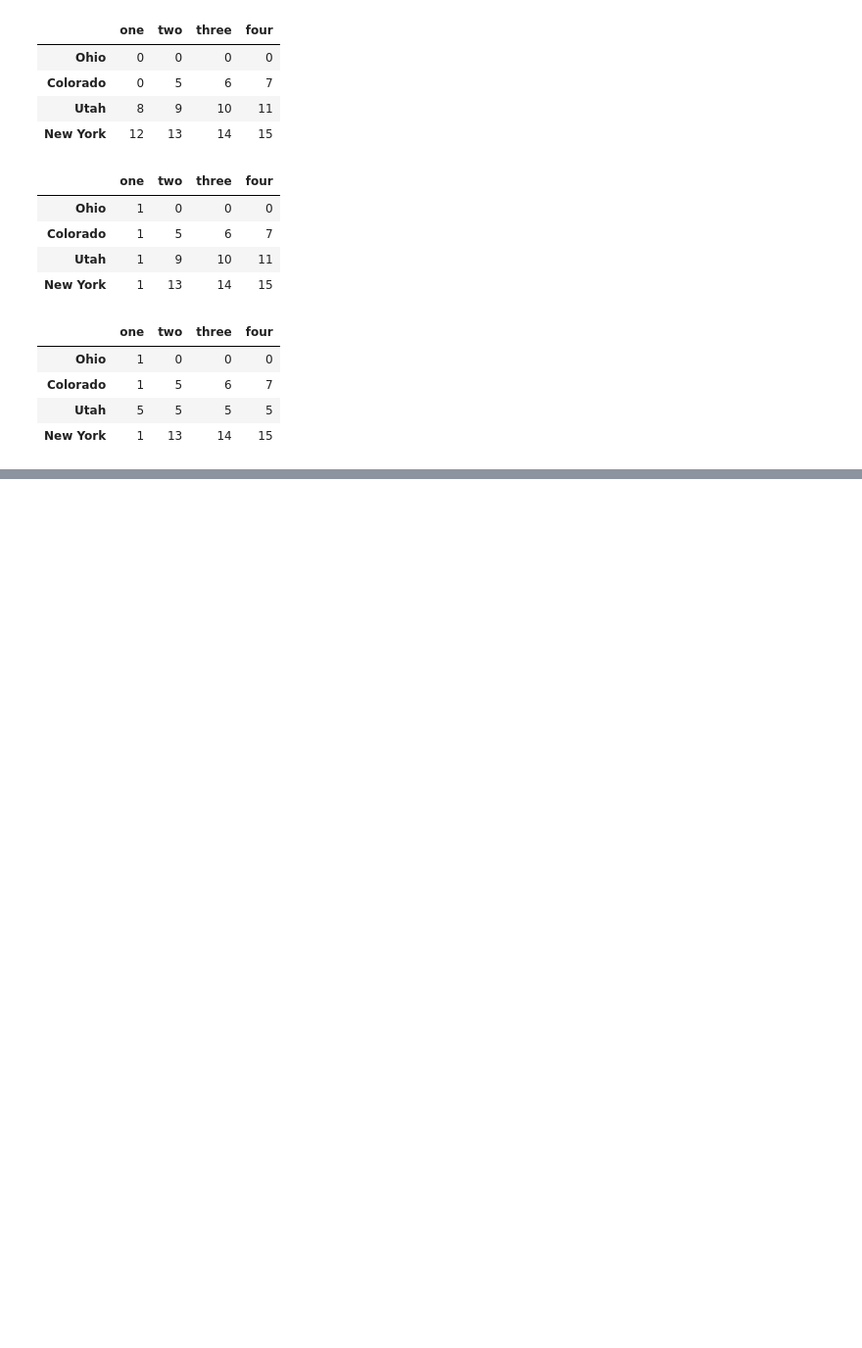
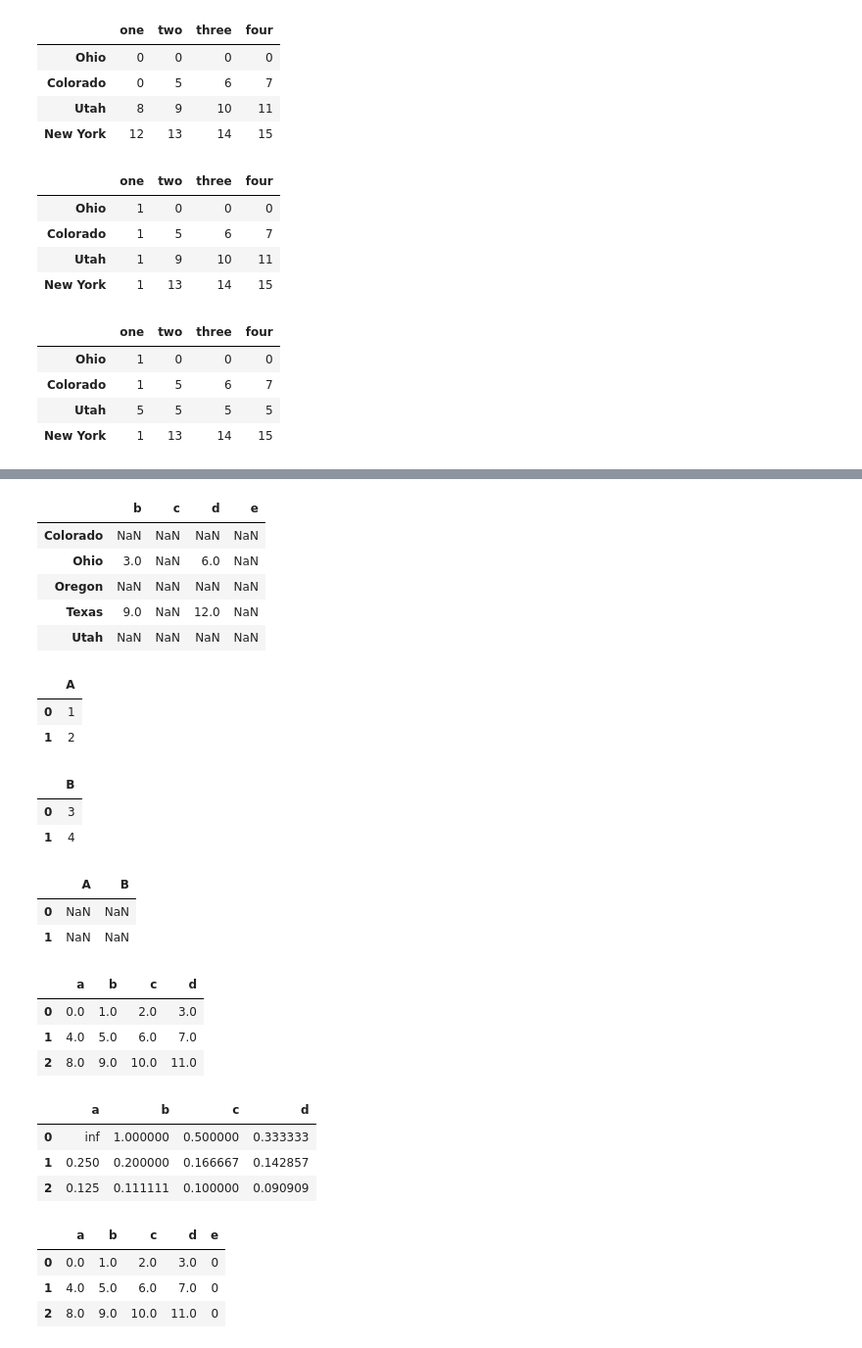
Before and after one commit to barshani/learning-log, a Jupyter notebook: python/chapter5.ipynb, the cells around one changed output, grey strips where cells are left out. Shown at 98% size. Drawn from its saved outputs; the diff is of its cells as text; code cells hidden in the pictures; blank space fills up the shorter version.

Commit message:
Python for Data Analysis: chapter 5, finshed

```diff
--- a/python/chapter5.ipynb
+++ b/python/chapter5.ipynb
@@ -581,0 +613,3 @@ data
+# %%
+df1 = pd.DataFrame(np.arange(9.).reshape((3, 3)), columns=list("bcd"),index=["Ohio","Texas","Colorado"])
+df2 = pd.DataFrame(np.arange(12.).reshape((4, 3)), columns=list("bde"),index=["Utah", "Ohio", "Texas", "Oregon"])
@@ -581,0 +631,9 @@ data
+# %%
+df1+df2# same thing as series
+# %% [output]
+|  | b | c | d | e |
+| Colorado | NaN | NaN | NaN | NaN |
+| Ohio | 3.0 | NaN | 6.0 | NaN |
+| Oregon | NaN | NaN | NaN | NaN |
+| Texas | 9.0 | NaN | 12.0 | NaN |
+| Utah | NaN | NaN | NaN | NaN |
@@ -581,0 +643,43 @@ data
+# %%
+df1
+# %% [output]
+|  | A |
+| 0 | 1 |
+| 1 | 2 |
+# %%
+df2
+# %% [output]
+|  | B |
+| 0 | 3 |
+| 1 | 4 |
+# %%
+df1+df2#no labels all adding make NaN
+# %% [output]
+|  | A | B |
+| 0 | NaN | NaN |
+| 1 | NaN | NaN |
+# %%
+#Arithmetic methods with fill values
+df1 = pd.DataFrame(np.arange(12.).reshape((3, 4)),columns=list("abcd"))
+df2 = pd.DataFrame(np.arange(20.).reshape((4, 5)),columns=list("abcde"))
+df1.add(df2, fill_value=0)
+df1
+# %% [output]
+|  | a | b | c | d |
+| 0 | 0.0 | 1.0 | 2.0 | 3.0 |
+| 1 | 4.0 | 5.0 | 6.0 | 7.0 |
+| 2 | 8.0 | 9.0 | 10.0 | 11.0 |
+# %%
+1/df1
+# %% [output]
+|  | a | b | c | d |
+| 0 | inf | 1.000000 | 0.500000 | 0.333333 |
+| 1 | 0.250 | 0.200000 | 0.166667 | 0.142857 |
+| 2 | 0.125 | 0.111111 | 0.100000 | 0.090909 |
+# %%
+df1.reindex(columns=df2.columns, fill_value=0)
+# %% [output]
+|  | a | b | c | d | e |
+| 0 | 0.0 | 1.0 | 2.0 | 3.0 | 0 |
+| 1 | 4.0 | 5.0 | 6.0 | 7.0 | 0 |
+| 2 | 8.0 | 9.0 | 10.0 | 11.0 | 0 |
```
Also changed, not shown: parts of 29 cells of this notebook.
